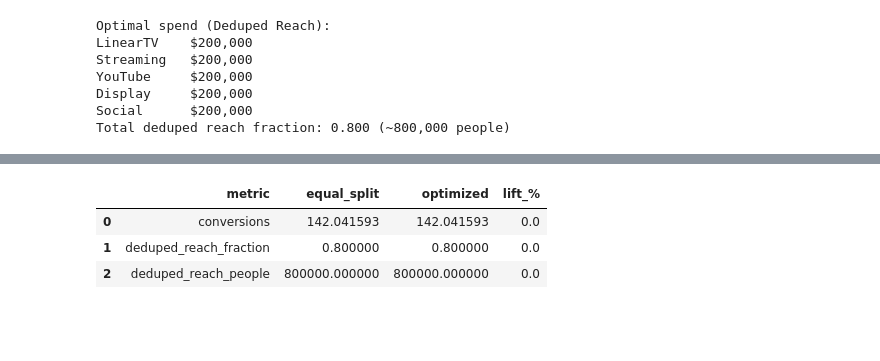
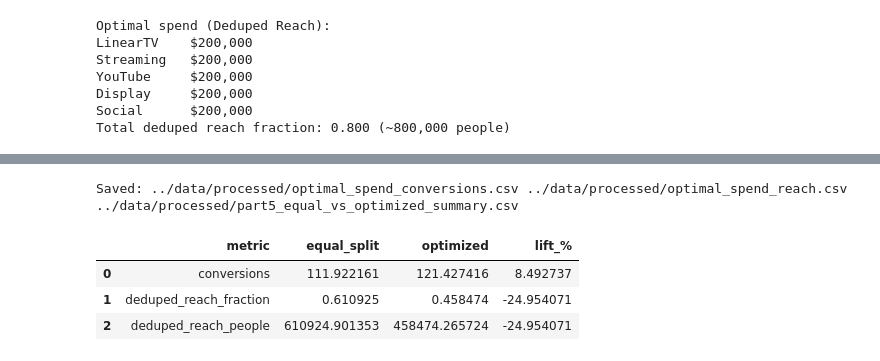
Before and after one commit to aravind-bit/oneplan-ai, a Jupyter notebook: notebooks/05_budget_optimizer.ipynb, the cells around one changed output, grey strips where cells are left out. Cells and saved outputs as stored; diff of their text form; code cells hidden in the pictures; blank space fills up the shorter version.

```diff
--- a/notebooks/05_budget_optimizer.ipynb
+++ b/notebooks/05_budget_optimizer.ipynb
@@ -221,11 +273,18 @@ Display     $200,000
 Social      $200,000
 Total deduped reach fraction: 0.800 (~800,000 people)
 # %%
-pd.DataFrame(list(opt_spend_conv.items()), columns=["channel","optimal_spend_conversions"])\
-  .to_csv("../data/processed/optimal_spend_conversions.csv", index=False)
+eq_each_reach = BUDGET_REACH / len(channels)
+eq_vec_reach = np.array([np.clip(eq_each_reach, lo, hi) for (lo, hi) in bounds])
 
-pd.DataFrame(list(opt_spend_reach.items()), columns=["channel","optimal_spend_reach"])\
-  .to_csv("../data/processed/optimal_spend_reach.csv", index=False)
+def total_reach_from_vec(vec):
+    spend_map = dict(zip(channels, vec))
+    return deduped_reach(spend_map, cpm_sub, overlap_df, A=A_reach, k=k_reach)
 
-print("Saved: optimal_spend_conversions.csv, optimal_spend_reach.csv")
+eq_reach_total  = total_reach_from_vec(eq_vec_reach)
+opt_reach_total = opt_reach_value
+lift_reach_pct  = (opt_reach_total - eq_reach_total) / (eq_reach_total if eq_reach_total>0 else np.nan) * 100.0
+
+print(f"Equal (clipped) reach frac: {eq_reach_total:.4f}")
+print(f"Optimized reach frac:       {opt_reach_total:.4f}")
+print(f"Lift vs equal:              {lift_reach_pct:.2f}%")
 # %% [output]
@@ -254,33 +327,33 @@ plt.show()
 # %%
-import numpy as np, pandas as pd
+pd.DataFrame(list(opt_spend_conv.items()), columns=["channel","optimal_spend_conversions"])\
+  .to_csv(OUT_DIR / "optimal_spend_conversions.csv", index=False)
 
-# Reuse: channels, conv_funcs, CPM, overlap_df, obj_conversions, obj_reach, deduped_reach, AUDIENCE_SIZE, BUDGET
+pd.DataFrame(list(opt_spend_reach.items()), columns=["channel","optimal_spend_reach"])\
+  .to_csv(OUT_DIR / "optimal_spend_reach.csv", index=False)
 
-# 1) Equal-split baseline
-eq_spend = np.full(len(channels), BUDGET/len(channels))
-eq_conv = -obj_conversions(eq_spend, channels, conv_funcs)
-eq_reach_frac = -obj_reach(eq_spend, channels, {ch: CPM[ch] for ch in channels}, overlap_df)
-
-# 2) Optimized results already computed:
-opt_conv = -res_conv.fun
-opt_reach_frac = -res_reach.fun
-
-# 3) Summarize
-lift_conv = (opt_conv - eq_conv) / eq_conv * 100 if eq_conv > 0 else np.nan
-lift_reach = (opt_reach_frac - eq_reach_frac) / eq_reach_frac * 100 if eq_reach_frac > 0 else np.nan
-
+# Also persist a tiny summary to reuse in README
 summary = pd.DataFrame({
     "metric": ["conversions","deduped_reach_fraction","deduped_reach_people"],
-    "equal_split": [eq_conv, eq_reach_frac, eq_reach_frac*AUDIENCE_SIZE],
-    "optimized": [opt_conv, opt_reach_frac, opt_reach_frac*AUDIENCE_SIZE],
-    "lift_%": [lift_conv, lift_reach, lift_reach]
+    "equal_split": [eq_conv_total, eq_reach_total, eq_reach_total*AUDIENCE_SIZE],
+    "optimized": [opt_conv_total, opt_reach_total, opt_reach_total*AUDIENCE_SIZE],
+    "lift_%": [((opt_conv_total-eq_conv_total)/eq_conv_total*100) if eq_conv_total>0 else np.nan,
+               ((opt_reach_total-eq_reach_total)/eq_reach_total*100) if eq_reach_total>0 else np.nan,
+               ((opt_reach_total-eq_reach_total)/eq_reach_total*100) if eq_reach_total>0 else np.nan]
 })
+summary_path = OUT_DIR / "part5_equal_vs_optimized_summary.csv"
+summary.to_csv(summary_path, index=False)
+
+print("Saved:",
+      OUT_DIR / "optimal_spend_conversions.csv",
+      OUT_DIR / "optimal_spend_reach.csv",
+      summary_path)
 summary
 # %% [output]
+Saved: ../data/processed/optimal_spend_conversions.csv ../data/processed/optimal_spend_reach.csv ../data/processed/part5_equal_vs_optimized_summary.csv
 |  | metric | equal_split | optimized | lift_% |
-| 0 | conversions | 142.041593 | 142.041593 | 0.0 |
-| 1 | deduped_reach_fraction | 0.800000 | 0.800000 | 0.0 |
-| 2 | deduped_reach_people | 800000.000000 | 800000.000000 | 0.0 |
+| 0 | conversions | 111.922161 | 121.427416 | 8.492737 |
+| 1 | deduped_reach_fraction | 0.610925 | 0.458474 | -24.954071 |
+| 2 | deduped_reach_people | 610924.901353 | 458474.265724 | -24.954071 |
 # %%
 import matplotlib.pyplot as plt
 
```
Also changed, not shown: parts of 13 cells of this notebook, 5 other files.
